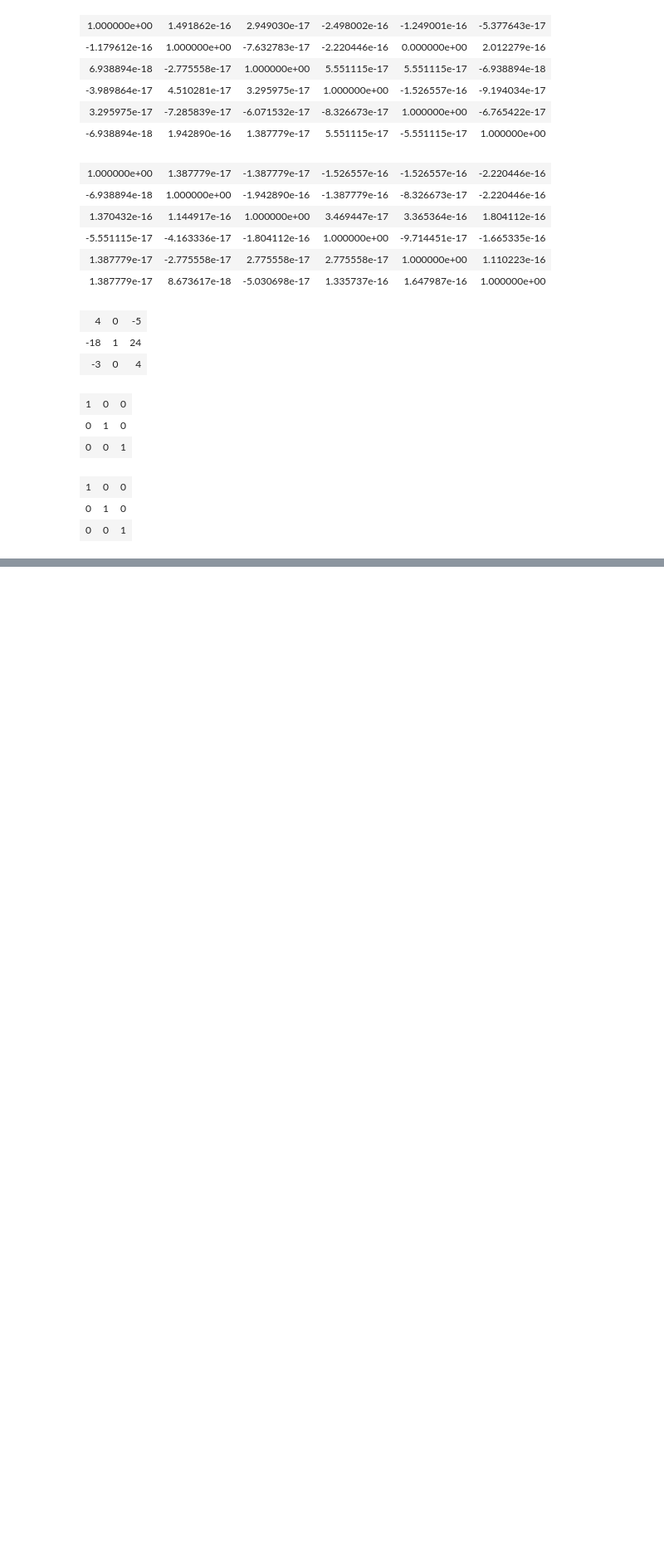
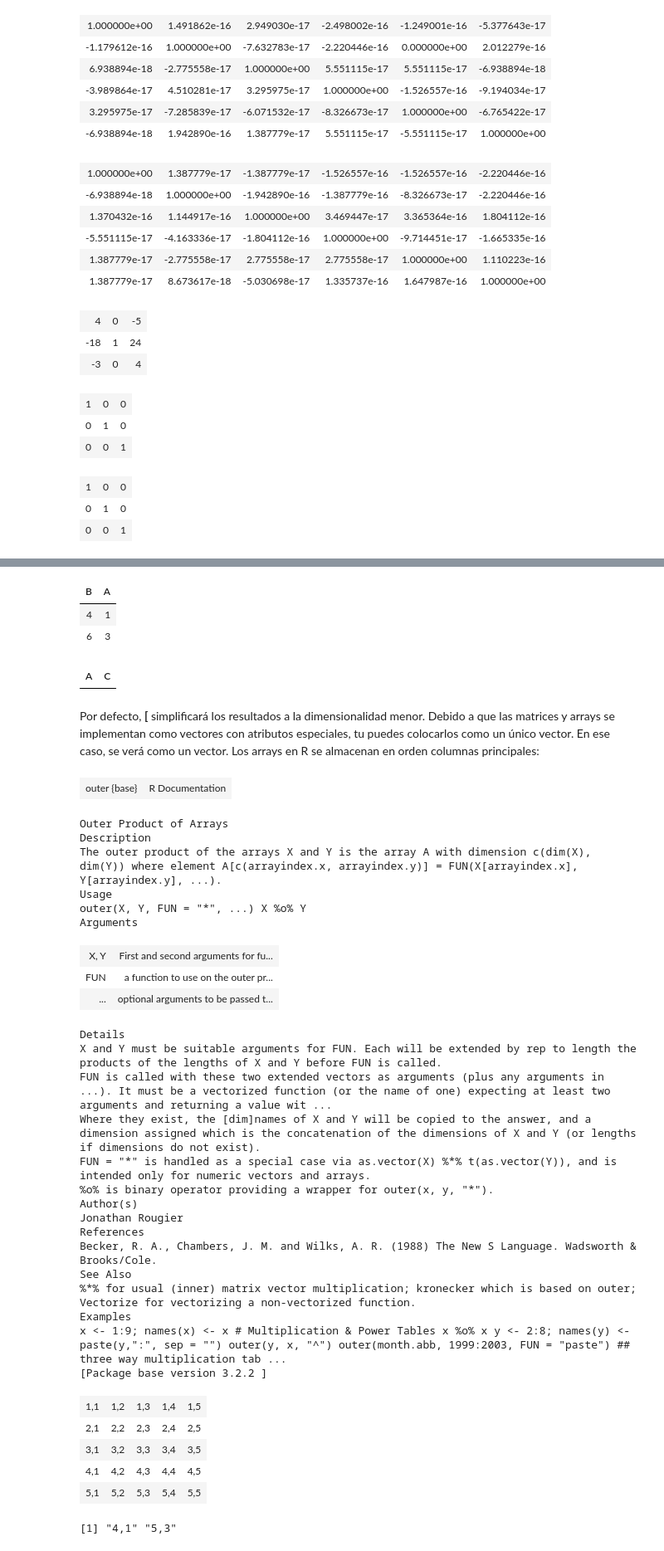
Before and after one commit to noetaza/Curso-R, a Jupyter notebook: Vectores-Matrices-Array/Vectores-Matrices-Arrays.ipynb, the cells around one changed output, grey strips where cells are left out. Shown at 83% size. Cells and saved outputs as stored; diff of their text form; code cells hidden in the pictures; blank space fills up the shorter version.

```diff
--- a/Vectores-Matrices-Array/Vectores-Matrices-Arrays.ipynb
+++ b/Vectores-Matrices-Array/Vectores-Matrices-Arrays.ipynb
@@ -1040,0 +1176,50 @@ M %*%N
+# %%
+a[c(T, F, T), c("B", "A")]
+# %% [output]
+| B | A |
+| 4 | 1 |
+| 6 | 3 |
+# %%
+a[0, -2]
+# %% [output]
+| A | C |
+# %% [markdown]
+Por defecto, **[** simplificará los resultados a la dimensionalidad menor.
+Debido a que las matrices y arrays  se implementan como vectores con atributos especiales, tu puedes
+colocarlos  como  un único vector. En ese caso, se verá como un vector. Los arrays en R se almacenan en orden columnas principales:
+# %%
+help(outer)
+(valores <- outer(1:5, 1:5, FUN = "paste", sep = ","))
+valores[c(4, 15)]
+# %% [output]
+| outer {base} | R Documentation |
+Outer Product of Arrays
+Description
+The outer product of the arrays X and Y is the array A with dimension c(dim(X), dim(Y)) where element A[c(arrayindex.x, arrayindex.y)] = FUN(X[arrayindex.x], Y[arrayindex.y], ...).
+Usage
+outer(X, Y, FUN = "*", ...) X %o% Y
+Arguments
+| X, Y | First and second arguments for fu... |
+| FUN | a function to use on the outer pr... |
+| ... | optional arguments to be passed t... |
+Details
+X and Y must be suitable arguments for FUN. Each will be extended by rep to length the products of the lengths of X and Y before FUN is called.
+FUN is called with these two extended vectors as arguments (plus any arguments in ...). It must be a vectorized function (or the name of one) expecting at least two arguments and returning a value wit ...
+Where they exist, the [dim]names of X and Y will be copied to the answer, and a dimension assigned which is the concatenation of the dimensions of X and Y (or lengths if dimensions do not exist).
+FUN = "*" is handled as a special case via as.vector(X) %*% t(as.vector(Y)), and is intended only for numeric vectors and arrays.
+%o% is binary operator providing a wrapper for outer(x, y, "*").
+Author(s)
+Jonathan Rougier
+References
+Becker, R. A., Chambers, J. M. and Wilks, A. R. (1988) The New S Language. Wadsworth & Brooks/Cole.
+See Also
+%*% for usual (inner) matrix vector multiplication; kronecker which is based on outer; Vectorize for vectorizing a non-vectorized function.
+Examples
+x <- 1:9; names(x) <- x # Multiplication & Power Tables x %o% x y <- 2:8; names(y) <- paste(y,":", sep = "") outer(y, x, "^") outer(month.abb, 1999:2003, FUN = "paste") ## three way multiplication tab ...
+[Package base version 3.2.2 ]
+| 1,1 | 1,2 | 1,3 | 1,4 | 1,5 |
+| 2,1 | 2,2 | 2,3 | 2,4 | 2,5 |
+| 3,1 | 3,2 | 3,3 | 3,4 | 3,5 |
+| 4,1 | 4,2 | 4,3 | 4,4 | 4,5 |
+| 5,1 | 5,2 | 5,3 | 5,4 | 5,5 |
+[1] "4,1" "5,3"
```
Also changed, not shown: parts of 26 cells of this notebook.
